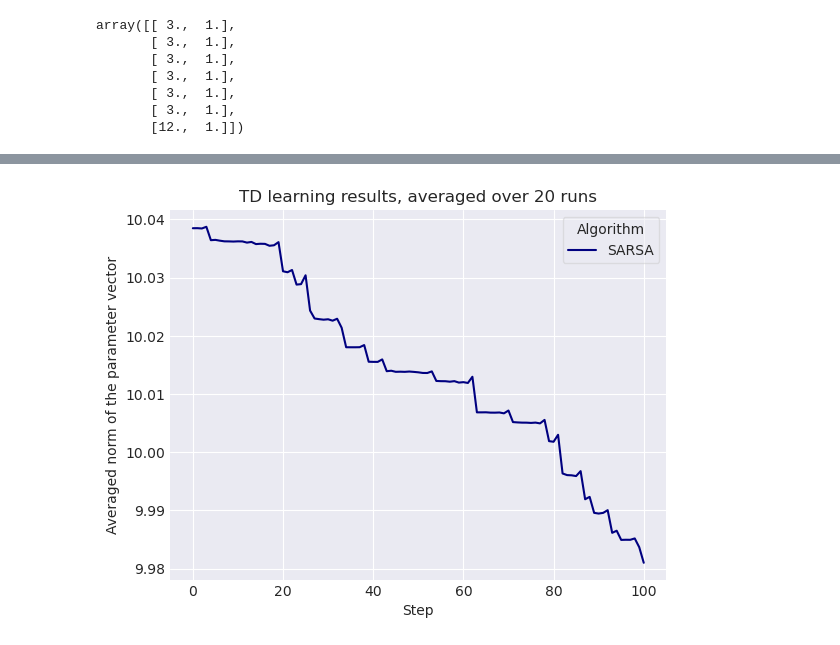
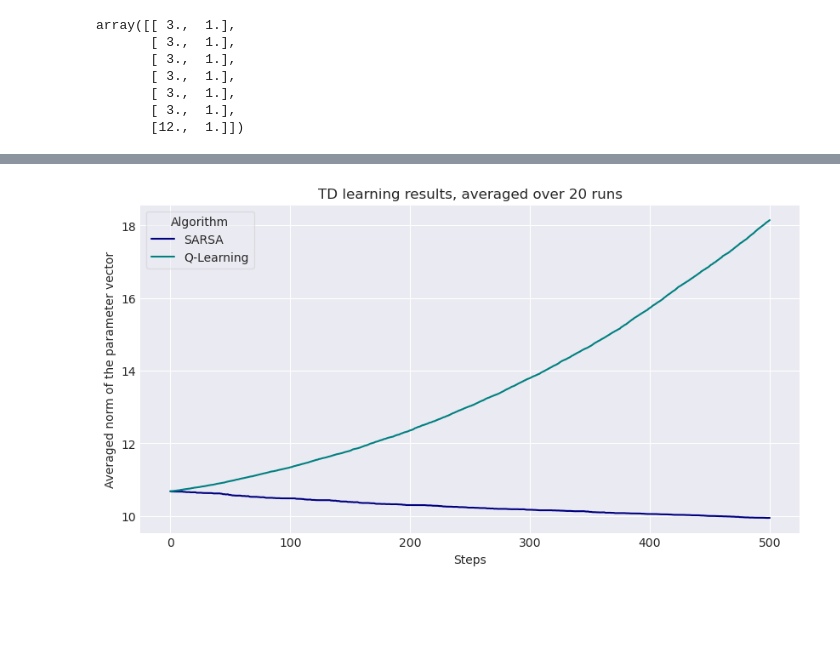
Before and after one commit to the-mysh/rl-coursework, a Jupyter notebook: tasks/td_with_fa/TD_learning_with_function_approximation.ipynb, the cells around one changed output, grey strips where cells are left out. Cells and saved outputs as stored; diff of their text form; code cells hidden in the pictures; blank space fills up the shorter version.

Commit message:
[TD with FA] Q learning

```diff
--- a/tasks/td_with_fa/TD_learning_with_function_approximation.ipynb
+++ b/tasks/td_with_fa/TD_learning_with_function_approximation.ipynb
@@ -110,4 +118,4 @@ array([10.67707825, 10.67894134, 10.67338785, 10.67337848, 10.67336911,
 # %%
-N_STEPS = 100
+N_STEPS = 500
 N_RUNS = 20
 # %%
@@ -115,14 +122,22 @@ N_RUNS = 20
 sarsa_w_norms_proper = sarsa.run_multiple(w_init=w_init, n_steps=N_STEPS, n_runs=N_RUNS)
+# %%
+ql = QLearning(p, n_params=15)
+# %%
+ql_w_norms_proper = ql.run_multiple(w_init=w_init, n_steps=N_STEPS, n_runs=N_RUNS)
 # %%
 %matplotlib inline
 
+SARSA_COLOUR = 'navy'
+QL_COLOUR = 'teal'
+
 with plt.style.context('seaborn-v0_8-darkgrid'):
-    fig, ax = plt.subplots()
-    ax.plot(np.arange(len(sarsa_w_norms_proper)), sarsa_w_norms_proper, label='SARSA', c='navy')
+    fig, ax = plt.subplots(figsize=(10, 5))
+    ax.plot(np.arange(len(sarsa_w_norms_proper)), sarsa_w_norms_proper, label='SARSA', c=SARSA_COLOUR)
+    ax.plot(np.arange(len(ql_w_norms_proper)), ql_w_norms_proper, label='Q-Learning', c=QL_COLOUR)
 
     ax.legend(frameon=True, fancybox=True, framealpha=0.5, title="Algorithm")
-    ax.set_xlabel("Step")
+    ax.set_xlabel("Steps")
     ax.set_ylabel("Averaged norm of the parameter vector")
     ax.set_title(f"TD learning results, averaged over {N_RUNS} runs")
 # %% [output]
-[figure, old version]
+[figure, new version]
```
Also changed, not shown: parts of 8 cells of this notebook, 1 other file.
